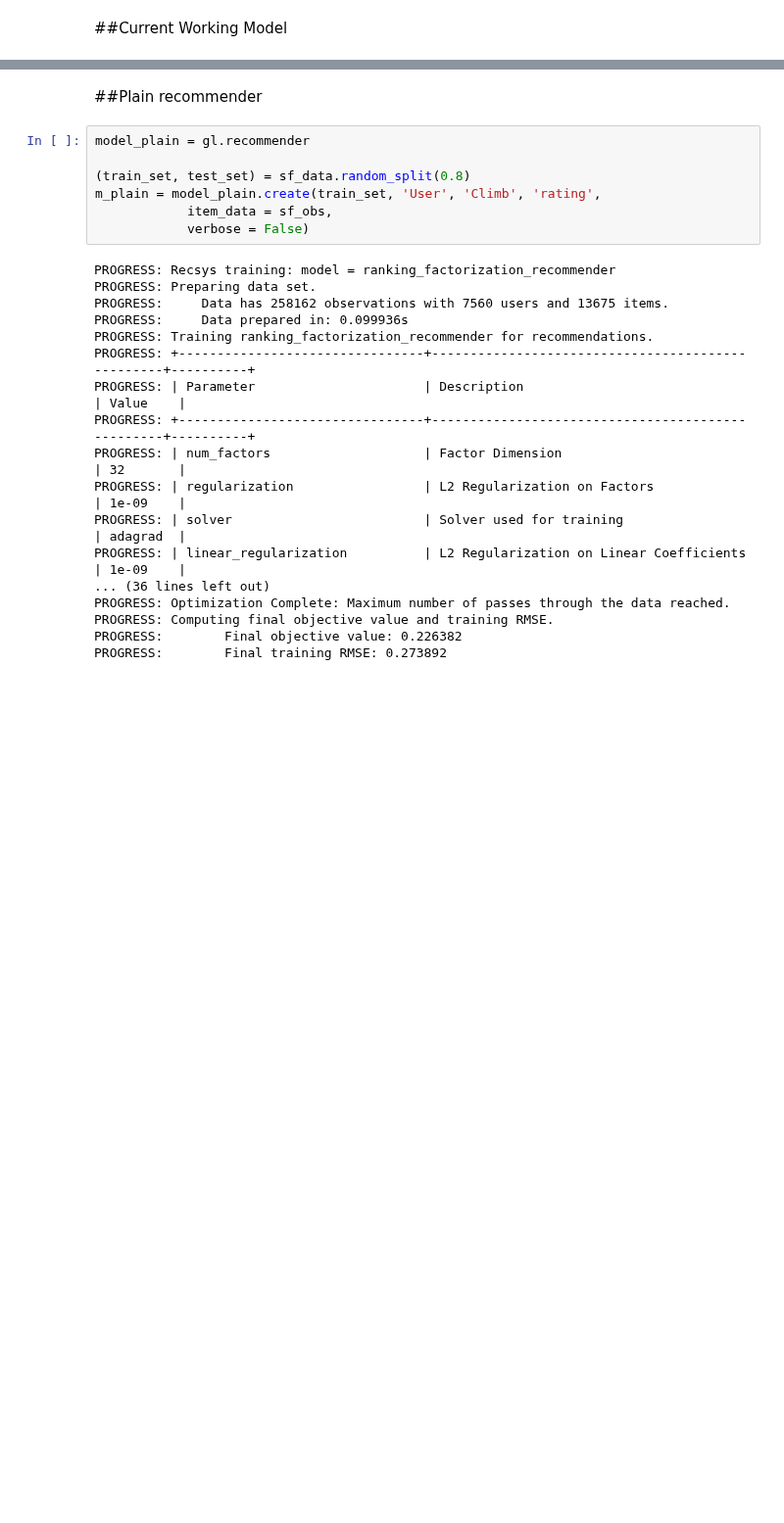
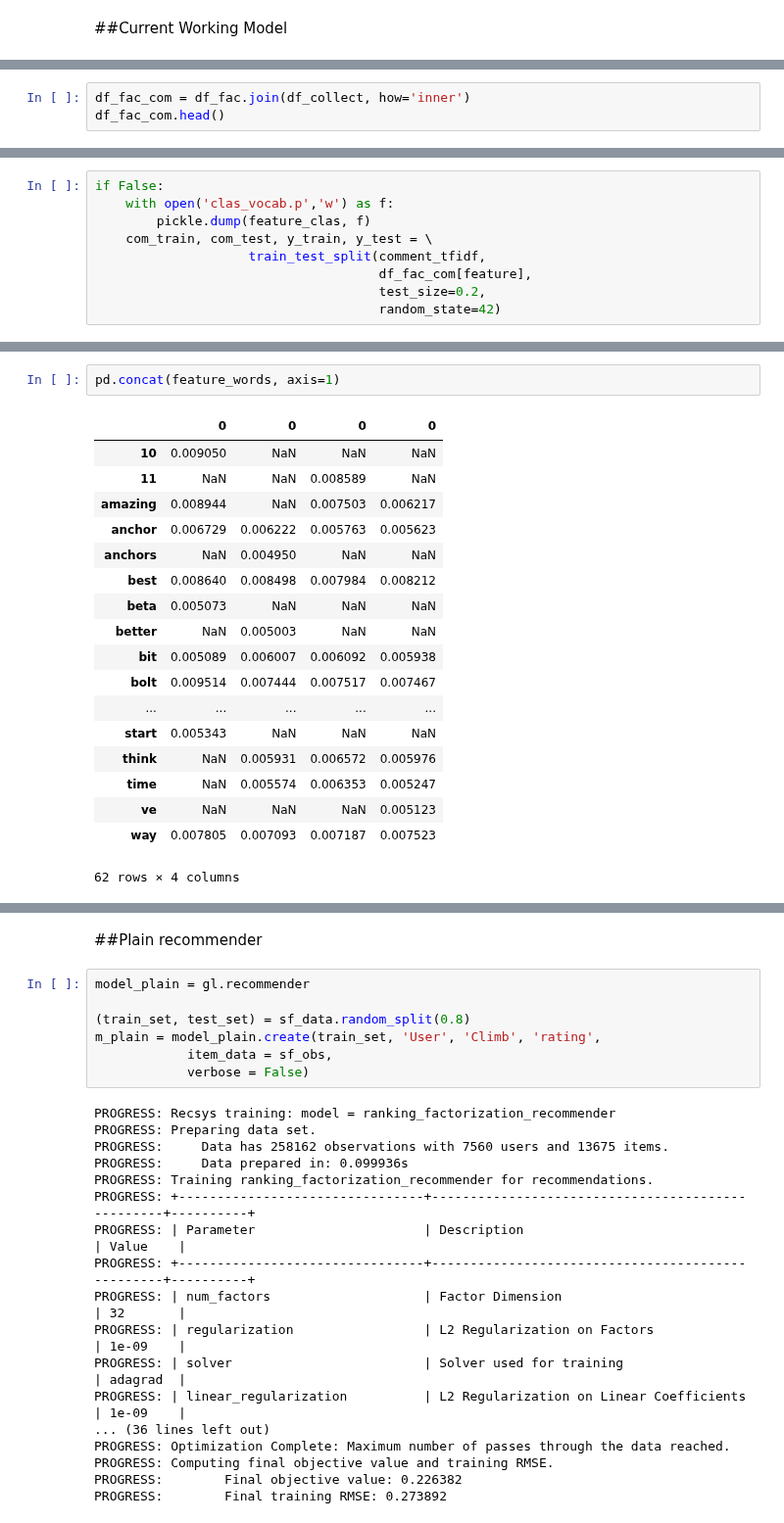
Before and after one commit to dmneal/Capstone, a Jupyter notebook: Graphlab.ipynb, the cells around one changed output, grey strips where cells are left out. Shown at 98% size. Cells and saved outputs as stored; diff of their text form; blank space fills up the shorter version.

```diff
--- a/Graphlab.ipynb
+++ b/Graphlab.ipynb
@@ -61,0 +104,3 @@ m_working.recommend(users=[107953067],k=20).print_rows(num_rows=30)
+# %%
+df_fac_com = df_fac.join(df_collect, how='inner')
+df_fac_com.head()
@@ -61,0 +165,9 @@ m_working.recommend(users=[107953067],k=20).print_rows(num_rows=30)
+# %%
+if False:
+    with open('clas_vocab.p','w') as f:
+        pickle.dump(feature_clas, f)
+    com_train, com_test, y_train, y_test = \
+                    train_test_split(comment_tfidf,
+                                     df_fac_com[feature],
+                                     test_size=0.2,
+                                     random_state=42)
@@ -61,0 +214,21 @@ m_working.recommend(users=[107953067],k=20).print_rows(num_rows=30)
+# %%
+pd.concat(feature_words, axis=1)
+# %% [output]
+|  | 0 | 0 | 0 | 0 |
+| 10 | 0.009050 | NaN | NaN | NaN |
+| 11 | NaN | NaN | 0.008589 | NaN |
+| amazing | 0.008944 | NaN | 0.007503 | 0.006217 |
+| anchor | 0.006729 | 0.006222 | 0.005763 | 0.005623 |
+| anchors | NaN | 0.004950 | NaN | NaN |
+| best | 0.008640 | 0.008498 | 0.007984 | 0.008212 |
+| beta | 0.005073 | NaN | NaN | NaN |
+| better | NaN | 0.005003 | NaN | NaN |
+| bit | 0.005089 | 0.006007 | 0.006092 | 0.005938 |
+| bolt | 0.009514 | 0.007444 | 0.007517 | 0.007467 |
+| ... | ... | ... | ... | ... |
+| start | 0.005343 | NaN | NaN | NaN |
+| think | NaN | 0.005931 | 0.006572 | 0.005976 |
+| time | NaN | 0.005574 | 0.006353 | 0.005247 |
+| ve | NaN | NaN | NaN | 0.005123 |
+| way | 0.007805 | 0.007093 | 0.007187 | 0.007523 |
+62 rows × 4 columns
```
Also changed, not shown: parts of 20 cells of this notebook, 41 other files.
